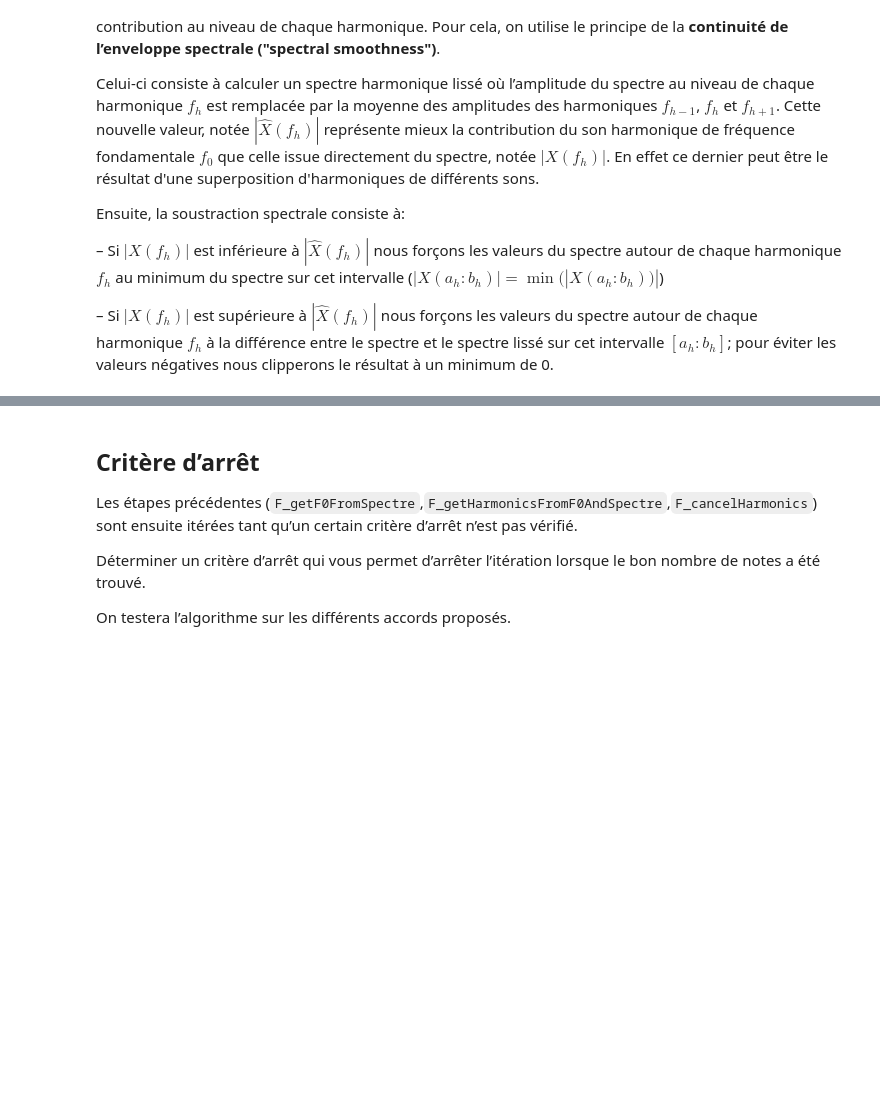
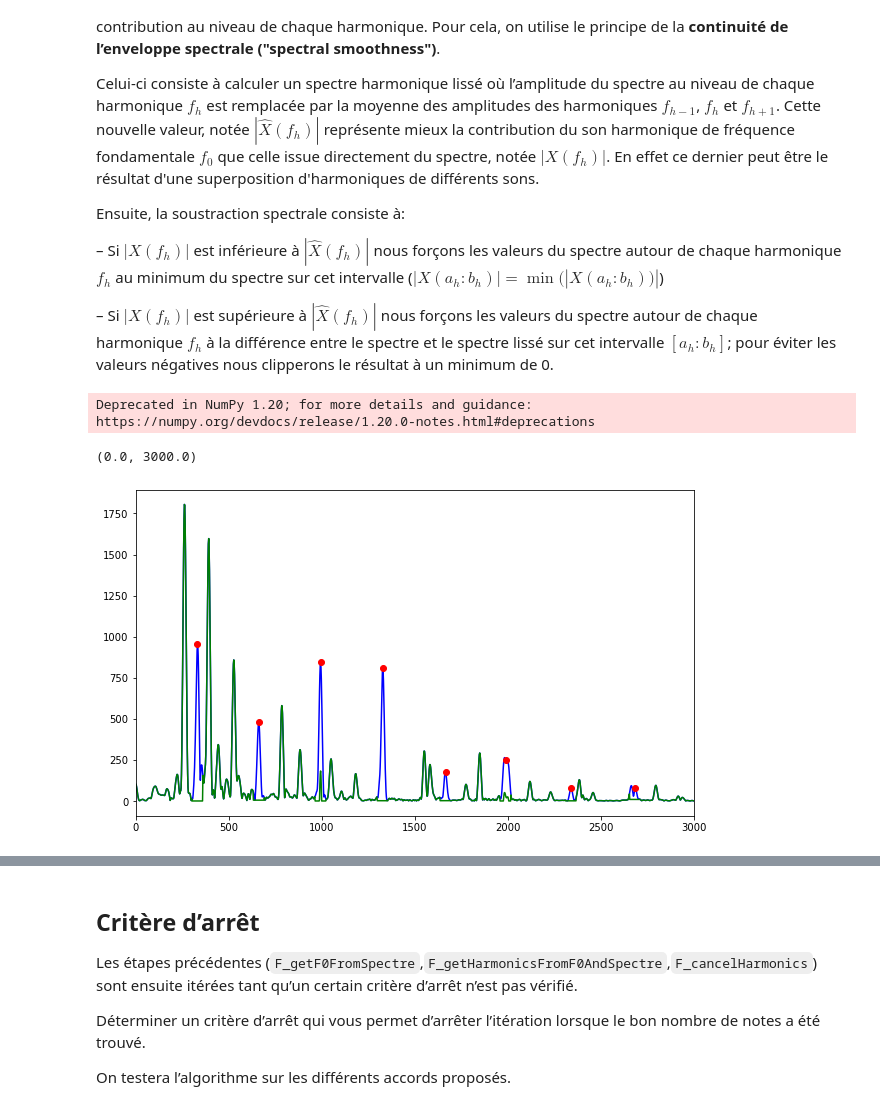
Before and after one commit to piptouque/atiam_tp_signal, a Jupyter notebook: tp_multihauteur/source/tp_multihauteur.ipynb, the cells around one changed output, grey strips where cells are left out. Saved outputs shown, nothing was run; the diff lists cells and outputs as text; code cells hidden in the pictures; blank space fills up the shorter version.

```diff
--- a/tp_multihauteur/source/tp_multihauteur.ipynb
+++ b/tp_multihauteur/source/tp_multihauteur.ipynb
@@ -365,38 +354,51 @@ Ensuite, la soustraction spectrale consiste à:
 
 – Si $|X(f_h)|$ est supérieure à $|\hat{X}(f_h)|$ nous forçons les valeurs du spectre autour de chaque harmonique $f_h$ à la différence entre le spectre et le spectre lissé sur cet intervalle $[a_h : b_h]$; pour éviter les valeurs négatives nous clipperons le résultat à un minimum de 0.
 # %%
-def F_cancelHarmonics(fftFreq_hz_v, fftAmpl_v, harmoFreq_k_v, harmoAmpl_v, L_sec, Nfft, sr_hz):
+def F_cancelHarmonics(fs_hz, amps_ft, fs_h_k, amps_h, l_sec, n_fft, sr_hz):
     """
     inputs:
         - fftFreq_hz_v (N/2+1,): vector containing the FFT frequencies in Hz
         - fftAmpl_v (N/2+1,): vector containing the FFT amplitude
         - harmoFreq_k_v: vector containing the position/index of the Harmonics (position in fftFreq_hz_v or fftAmpl_v)
         - harmoAmpl_v:  vector containing the Harmonic amplitudes
         - L_sec: window duration in seconds
         - Nfft: fft size
         - sr_hz: sampling rate
     outputs:
         - fftAmplSubtract_v (N/2+1,):  vector containing the FFT amplitude with amplitudes canceled at harmonic positions
     """
 
+    c_w = 2.0 # === for a hanning window
+    b_w_hz = c_w/(l_sec) # === this is the width at -3dB of the main lobe
+    b_w_hz = 3*b_w_hz # === we extend it a bit since we want more than "at -3 dB"
+    b_w_k = np.int(b_w_hz/sr_hz*n_fft)
+    b_w_k = b_w_k + b_w_k % 2
+    #
+    a_k = fs_h_k - b_w_k//2
+    b_k = fs_h_k + b_w_k//2
+    #
+    amps_hat_abs = np.array([np.mean([amps_h[max(0, h-1):min(h+1, amps_h.shape[0])]]) for h in np.arange(amps_h.shape[0])])
 
-    Cw = 2.0 # === for a hanning window
-    Bw_hz = Cw/(L_sec) # === this is the width at -3dB of the main lobe
-    Bw_hz = 3*Bw_hz # === we extend it a bit since we want more than "at -3 dB"
-    Bw_k = np.int(Bw_hz/sr_hz*Nfft)
-    Bw_k = Bw_k +Bw_k % 2
-    if do_student:
-        ### START CODE HERE ###
-        ...
-        ### END CODE HERE ###
+    amps_ft_corr = np.abs(amps_ft.copy())
+    with np.nditer([a_k, b_k], flags=['f_index']) as it:
+        for (a, b) in it:
+            h = it.index
+            is_sup = np.abs(amps_ft[fs_h_k[h]]) >= amps_hat_abs[h]
+            corr_var = np.maximum(0, amps_ft_corr[a:b] - amps_hat_abs[h])
+            corr_min = np.amin(np.abs(amps_ft[a:b]))
+            amps_ft_corr[a:b] = corr_var if is_sup else corr_min
+    return amps_ft_corr
 
-    # +++++++++++++++++++++++++++++++
-    plt.figure(figsize=(10,6))
-    plt.plot(fftFreq_hz_v, fftAmpl_v, 'b-')
-    plt.plot(fftFreq_hz_v[harmoFreq_k_v], harmoAmpl_v, 'ro')
-    plt.plot(fftFreq_hz_v[harmoFreq_k_v], harmoAmplSmooth_v, 'g+')
-    plt.plot(fftFreq_hz_v, fftAmplSubtract_v, 'g-')
-    plt.xlim((0,3000))
-    # +++++++++++++++++++++++++++++++
-
-    return fftAmplSubtract_v
+amps_ft_corr = F_cancelHarmonics(fs_hz, amps_ft, fs_h_k, amps_h, l_sec, n_fft, sr_hz)
+# +++++++++++++++++++++++++++++++
+plt.figure(figsize=(10,6))
+plt.plot(fs_hz, amps_ft, 'b-')
+plt.plot(fs_hz[fs_h_k], amps_h, 'ro')
+# plt.plot(fs_hz[fs_h_k], harmoAmplSmooth_v, 'g+')
+plt.plot(fs_hz, amps_ft_corr, 'g-')
+plt.xlim((0,3000))
+# +++++++++++++++++++++++++++++++
+# %% [output]
+Deprecated in NumPy 1.20; for more details and guidance: https://numpy.org/devdocs/release/1.20.0-notes.html#deprecations
+(0.0, 3000.0)
+[figure, added]
```
Also changed, not shown: parts of 9 cells of this notebook, 22 other files.
